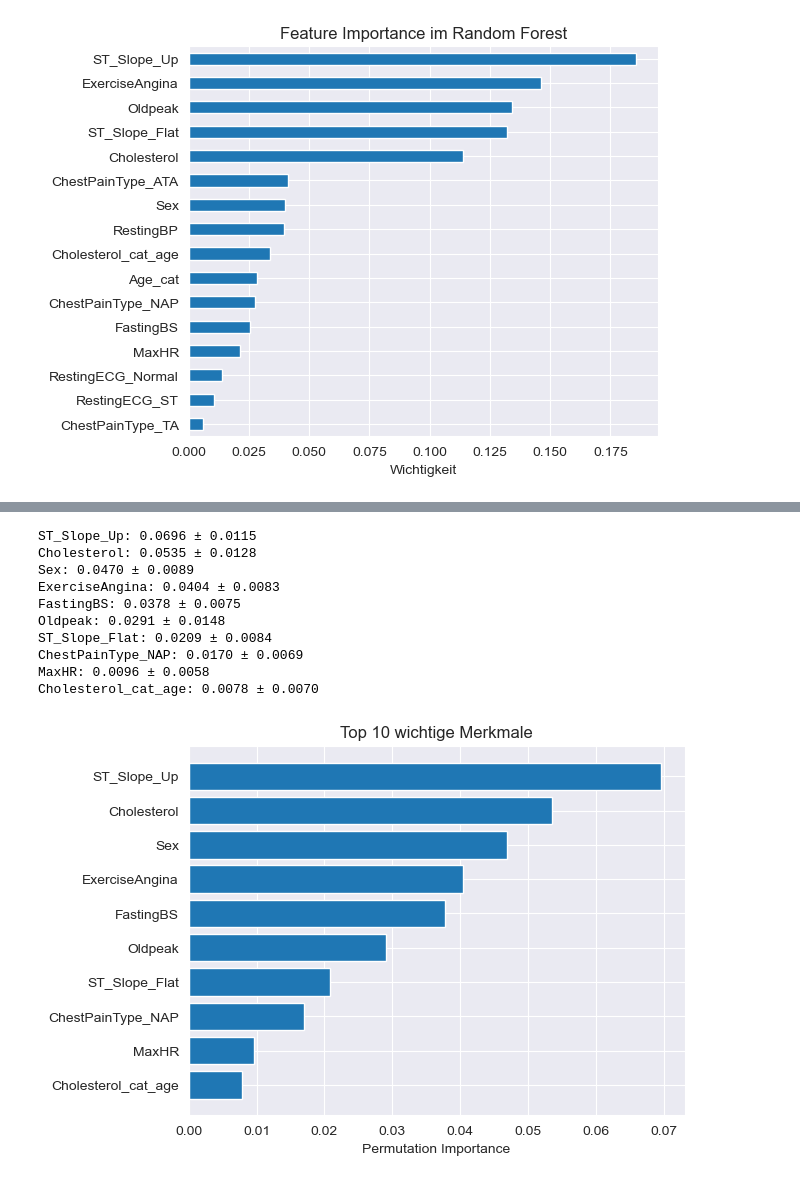
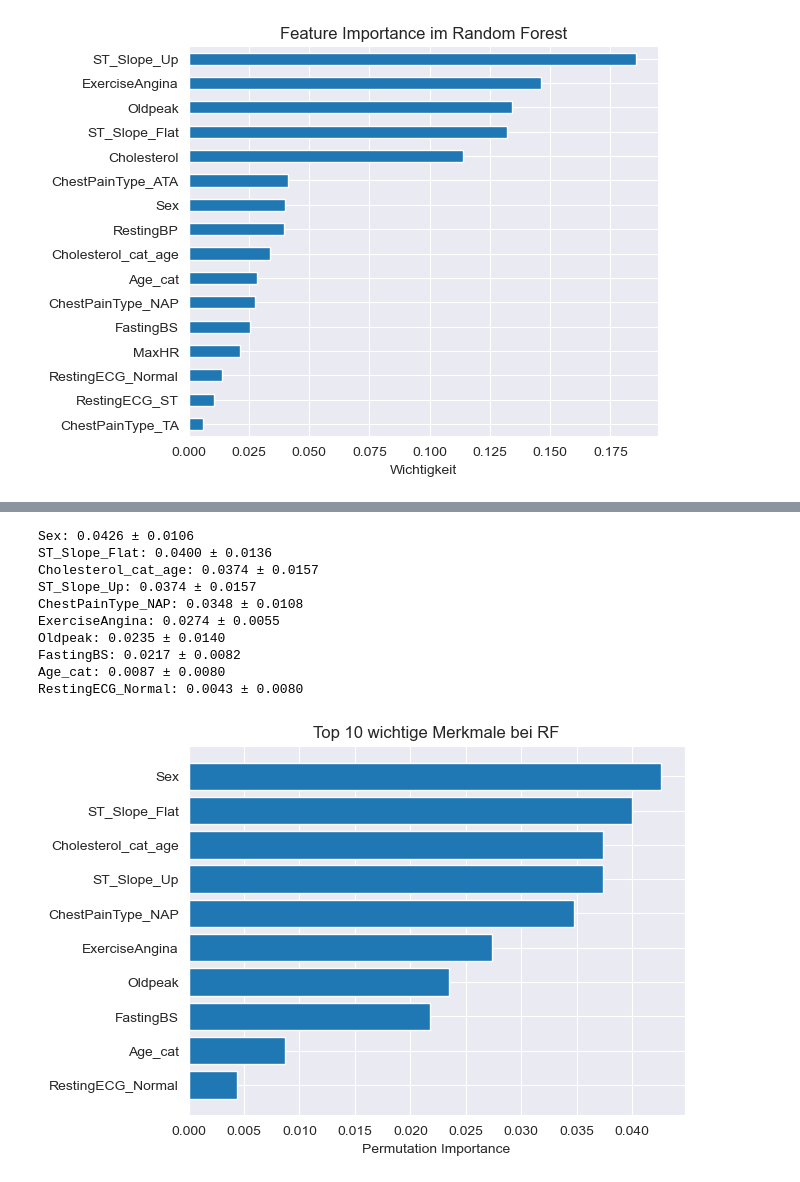
Before and after one commit to ManaTrooo/Asai-Projekt, a Jupyter notebook: DataSet_2.ipynb, the cells around one changed output, grey strips where cells are left out. Cells and saved outputs as stored; diff of their text form; code cells hidden in the pictures.

```diff
--- a/DataSet_2.ipynb
+++ b/DataSet_2.ipynb
@@ -911,7 +911,7 @@ from fairlearn.metrics import false_positive_rate
 #Random Forest MIT Oversamling der Frauen + balanced
 
 # 1. Daten vorbereiten
-X = df.drop(columns=['HeartDisease', 'Age'])
+X = df.drop(columns=['HeartDisease', 'Age', 'Cholesterol'])
 y = df['HeartDisease']
 
 # 2. Split
@@ -965,7 +965,7 @@ for param, value in grid_search.best_params_.items():
 print(f"\nBester CV-Score (grid_search.best_score_): {grid_search.best_score_:.4f}")
 
 # 7. Vorhersage & Evaluation
-y_pred_rand = best_model.predict(X_test)
+y_pred_rand = best_forest_model.predict(X_test)
 cm = confusion_matrix(y_test, y_pred_rand)
 
 disp = ConfusionMatrixDisplay(confusion_matrix=cm, display_labels=['No', 'Yes'])
@@ -1051,32 +1051,32 @@ Demographic Parity Difference: 0.486
 # %%
 from sklearn.inspection import permutation_importance
 
 result = permutation_importance(best_forest_model, X_test, y_test, n_repeats=10, random_state=42, scoring='accuracy')
 
 # Sortieren der Features nach Wichtigkeit
 sorted_idx = result.importances_mean.argsort()[::-1]
 for i in sorted_idx[:10]:
     print(f"{X_test.columns[i]}: {result.importances_mean[i]:.4f} ± {result.importances_std[i]:.4f}")
 
 # Optional: Plot
 import matplotlib.pyplot as plt
 
 plt.barh(X_test.columns[sorted_idx[:10]][::-1], result.importances_mean[sorted_idx[:10]][::-1])
 plt.xlabel("Permutation Importance")
-plt.title("Top 10 wichtige Merkmale")
+plt.title("Top 10 wichtige Merkmale bei RF")
 plt.show()
 # %% [output]
-ST_Slope_Up: 0.0696 ± 0.0115
-Cholesterol: 0.0535 ± 0.0128
-Sex: 0.0470 ± 0.0089
-ExerciseAngina: 0.0404 ± 0.0083
-FastingBS: 0.0378 ± 0.0075
-Oldpeak: 0.0291 ± 0.0148
-ST_Slope_Flat: 0.0209 ± 0.0084
-ChestPainType_NAP: 0.0170 ± 0.0069
-MaxHR: 0.0096 ± 0.0058
-Cholesterol_cat_age: 0.0078 ± 0.0070
+Sex: 0.0426 ± 0.0106
+ST_Slope_Flat: 0.0400 ± 0.0136
+Cholesterol_cat_age: 0.0374 ± 0.0157
+ST_Slope_Up: 0.0374 ± 0.0157
+ChestPainType_NAP: 0.0348 ± 0.0108
+ExerciseAngina: 0.0274 ± 0.0055
+Oldpeak: 0.0235 ± 0.0140
+FastingBS: 0.0217 ± 0.0082
+Age_cat: 0.0087 ± 0.0080
+RestingECG_Normal: 0.0043 ± 0.0080
-[figure, old version]
+[figure, new version]
 # %%
 #logisticRegeression
 from sklearn.model_selection import train_test_split
```
Also changed, not shown: parts of 8 cells of this notebook.
